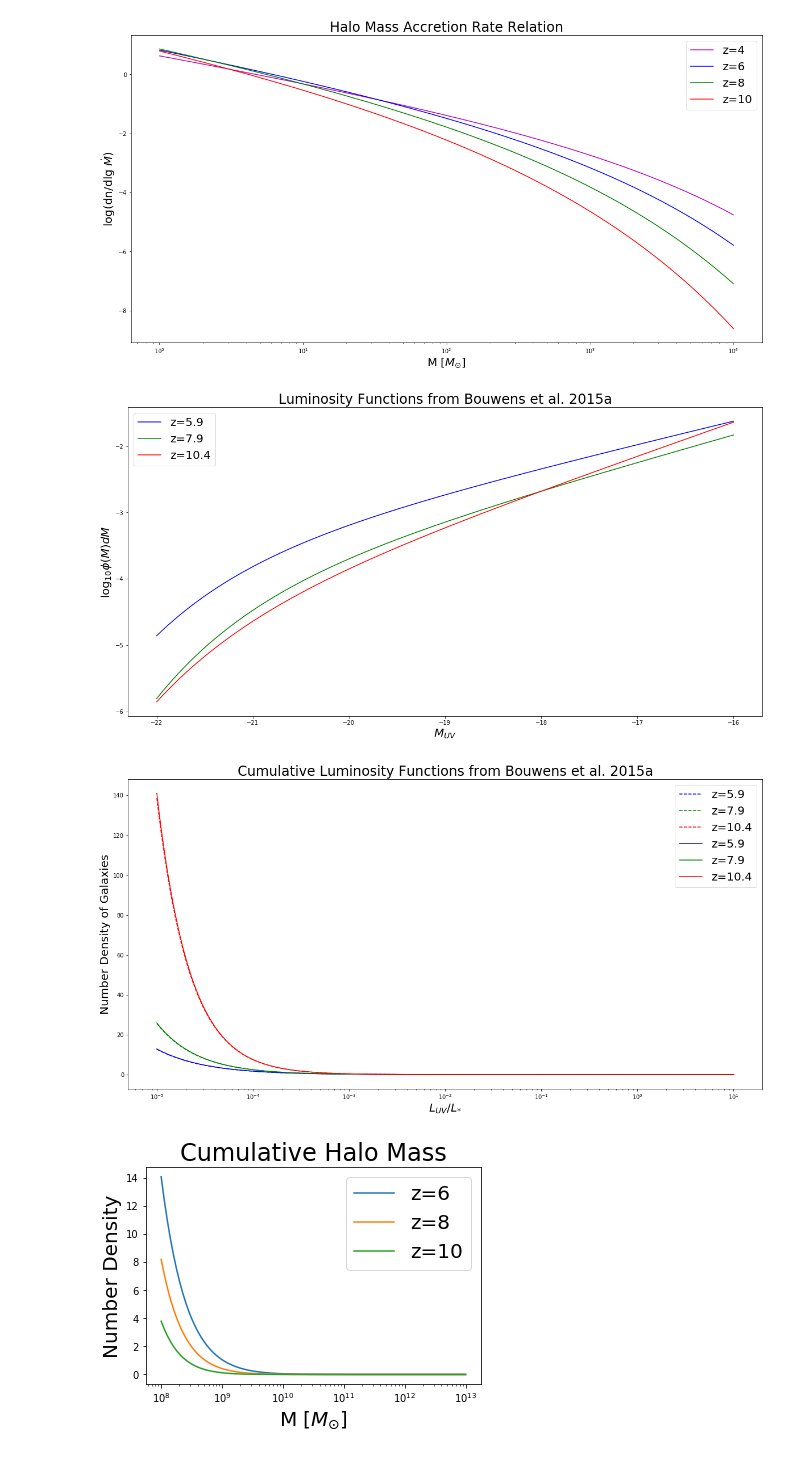
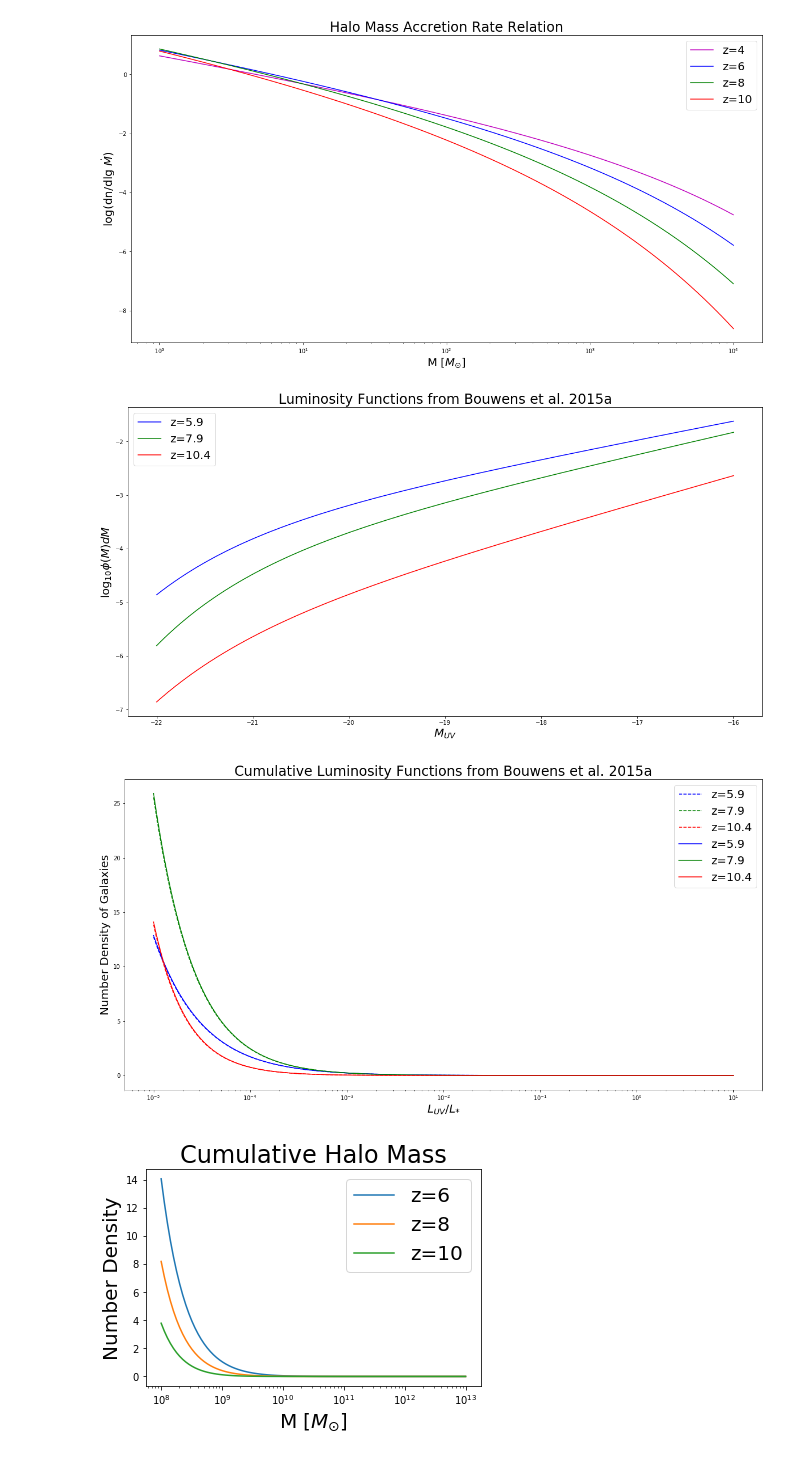
Before and after one commit to nddalal/jupyter, a Jupyter notebook: halo_mass_function.ipynb, the cells around one changed output. Cells and saved outputs as stored; diff of their text form; code cells hidden in the pictures.

```diff
--- a/halo_mass_function.ipynb
+++ b/halo_mass_function.ipynb
@@ -276,17 +276,17 @@ plt.show()
 # %%
 mag = np.linspace(-16, -22, num=100)
 plt.figure(figsize=(20,10))
 plt.plot(mag, np.log10(schechterM(mag, 5.0e-4,-1.87, -20.94)), 'b', markersize=10, label ='z=5.9')
 plt.plot(mag, np.log10(schechterM(mag, 2.1e-4,-2.02, -20.63)), 'g', markersize=10, label ='z=7.9')
-plt.plot(mag, np.log10(schechterM(mag, 8e-5,-2.27, -20.92)), 'r', markersize=10, label ='z=10.4')
+plt.plot(mag, np.log10(schechterM(mag, 8e-6,-2.27, -20.92)), 'r', markersize=10, label ='z=10.4')
 
 plt.xlabel("$M_{UV} $", fontsize=20)
 plt.ylabel("$\log_{10} \phi (M) dM$ ", fontsize=20)
 plt.title("Luminosity Functions from Bouwens et al. 2015a", fontsize=24)
 plt.legend(fontsize=20)
 plt.show()
 # %% [output]
-[figure, old version]
+[figure, new version]
 # %%
 def LStar(MStar):
     return 4.487e20*10**(-0.4*MStar)
@@ -300,12 +300,12 @@ lum_star=  np.logspace(-5, 1, num=999)
 plt.figure(figsize=(20,10))
 plt.semilogx(lum_star, schechterCumuLL(lum*LStar(-20.94),5e-4,-1.87,LStar(-20.94)), 'b--', markersize=10, label ='z=5.9')
 plt.semilogx(lum_star, schechterCumuLL(lum*LStar(-20.63),2.1e-4,-2.02,LStar(-20.63)), 'g--', markersize=10, label ='z=7.9')
-plt.semilogx(lum_star, schechterCumuLL(lum*LStar(-20.92),8e-5,-2.27,LStar(-20.92)), 'r--', markersize=10, label ='z=10.4')
+plt.semilogx(lum_star, schechterCumuLL(lum*LStar(-20.92),8e-6,-2.27,LStar(-20.92)), 'r--', markersize=10, label ='z=10.4')
 plt.semilogx(lum, (0.0005*(-8.31062+(1.14943*scipy.special.hyp1f1(-0.87,0.13, -lum))/lum**(0.87))), 'b', markersize=10, label ='z=5.9')
 #plt.plot(mag, (schechterCumuLMa(mag, 5.0e-4,-1.87, -20.94)), 'b', markersize=10, label ='z=5.9')
 plt.semilogx(lum, (0.00021*(49.6053+(0.980392*scipy.special.hyp1f1(-1.02,-0.02, -lum))/lum**(1.02))), 'g', markersize=10, label ='z=7.9')
 #plt.plot(lum_star, (schechterCumuLL(lum, 3e-4,-2.27, 1)), 'r', markersize=10, label ='z=10.4')
-plt.semilogx(lum, (0.00008*(3.65403+(0.787402*scipy.special.hyp1f1(-1.27,-0.27, -lum))/lum**(1.27))), 'r', markersize=10, label ='z=10.4')
+plt.semilogx(lum, (0.000008*(3.65403+(0.787402*scipy.special.hyp1f1(-1.27,-0.27, -lum))/lum**(1.27))), 'r', markersize=10, label ='z=10.4')
 
 #print (schechterCumuLM(mag, 5e-4, -1.87, -20.94))
 #print (schechterCumuLMb(mag, 5e-4,-1.87,-20.94))
@@ -316,7 +316,7 @@ plt.title("Cumulative Luminosity Functions from Bouwens et al. 2015a", fontsize=
 plt.legend(fontsize=20)
 plt.show()
 # %% [output]
-[figure, old version]
+[figure, new version]
 # %%
 def cumuhmf(m,z):
     cumuhm=[]
```
Also changed, not shown: parts of 3 cells of this notebook.
